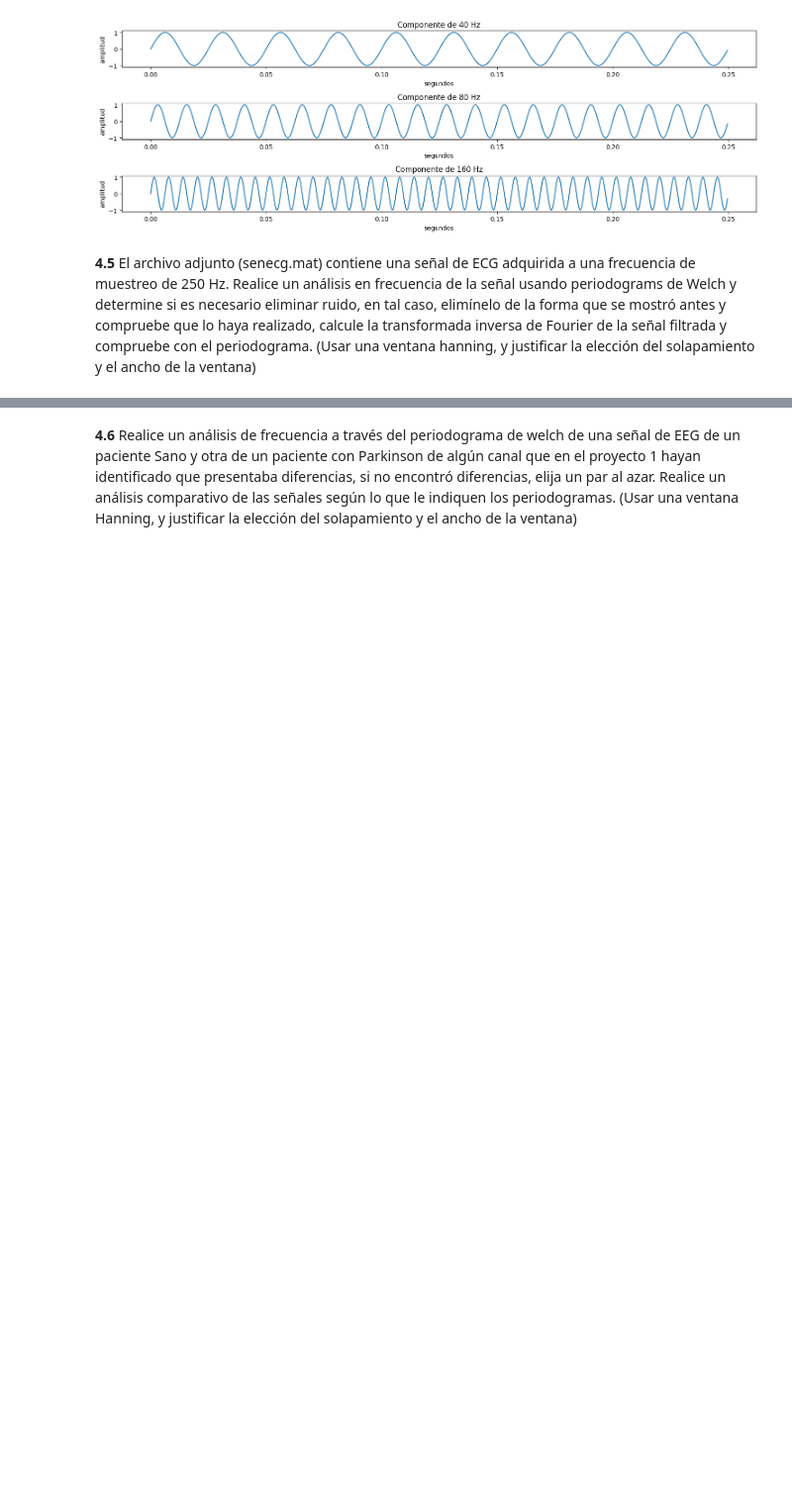
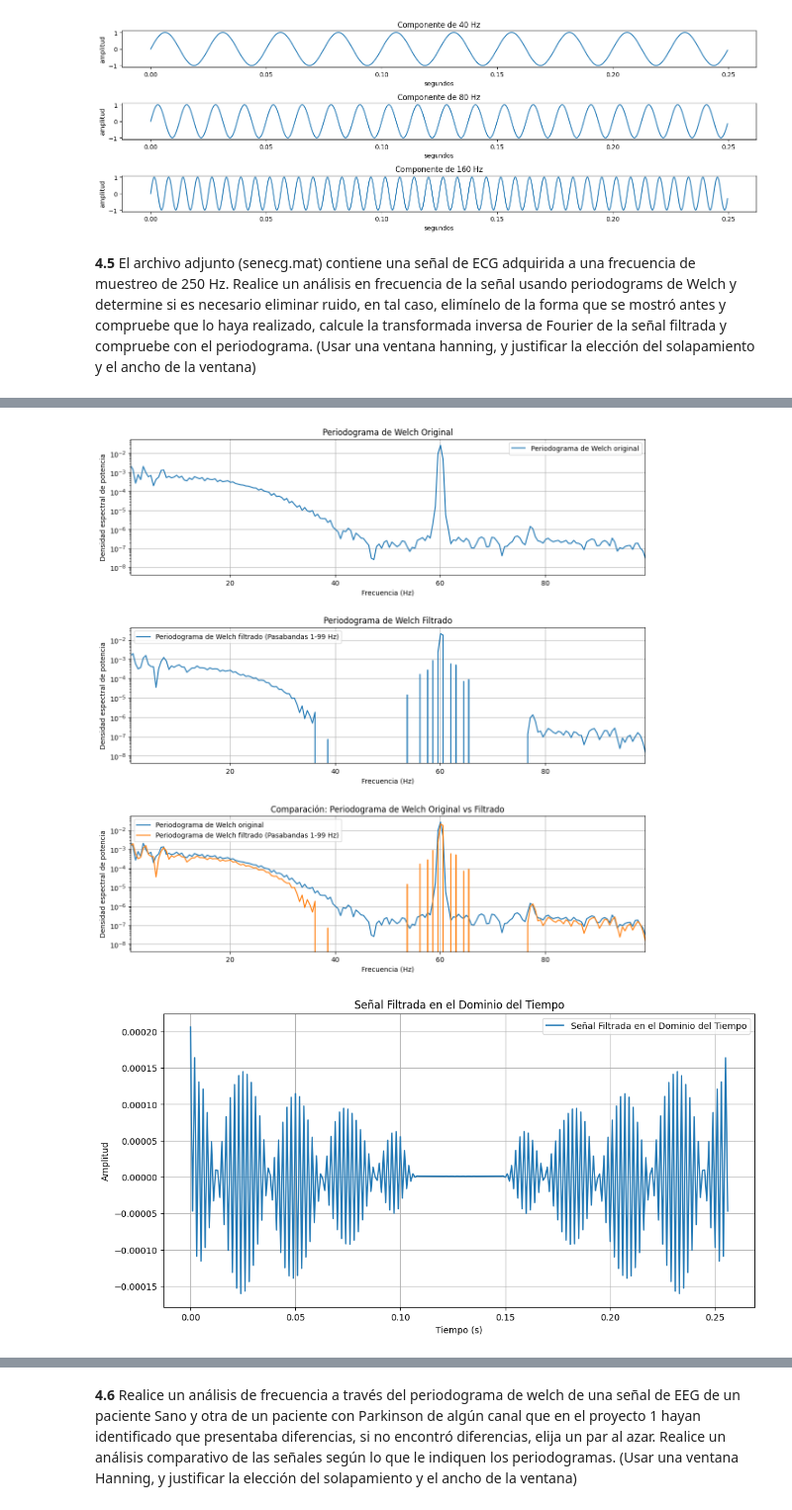
Before and after one commit to MateoOyuelaR19/LAB-BIOSE-ALES, a Jupyter notebook: 5_Analisis_en_frecuencia/practica5.ipynb, the cells around one changed output, grey strips where cells are left out. Shown at 99% size. Drawn from its saved outputs; the diff is of its cells as text; code cells hidden in the pictures; blank space fills up the shorter version.

```diff
--- a/5_Analisis_en_frecuencia/practica5.ipynb
+++ b/5_Analisis_en_frecuencia/practica5.ipynb
@@ -89,0 +209,66 @@ plt.tight_layout()
+# %%
+# Calcular la IFFT del periodograma de Welch filtrado para obtener la señal en el dominio del tiempo
+filtered_signal = np.fft.ifft(filtered_Pxx_welch)
+
+# Calcular el tiempo para la señal en el dominio del tiempo
+t_signal = np.arange(0, len(filtered_signal) / fs, 1 / fs)
+
+# Graficar las tres señales en subgráficos separados
+plt.figure(figsize=(12, 12))
+
+# Gráfico 1: Periodograma de Welch original
+plt.subplot(311)
+plt.semilogy(f_welch, Pxx_welch, label='Periodograma de Welch original')
+plt.xlabel('Frecuencia (Hz)')
+plt.ylabel('Densidad espectral de potencia')
+plt.title('Periodograma de Welch Original')
+plt.xlim(1, 99)  # Limitar el eje x de 1 a 99 Hz
+plt.legend()
+plt.grid(True)
+
+# Añadir espacio entre subgráficos
+plt.tight_layout(pad=3.0)
+
+# Gráfico 2: Periodograma de Welch filtrado
+plt.subplot(312)
+plt.semilogy(f_welch, filtered_Pxx_welch, label='Periodograma de Welch filtrado (Pasabandas 1-99 Hz)')
+plt.xlabel('Frecuencia (Hz)')
+plt.ylabel('Densidad espectral de potencia')
+plt.title('Periodograma de Welch Filtrado')
+plt.xlim(1, 99)  # Limitar el eje x de 1 a 99 Hz
+plt.legend()
+plt.grid(True)
+
+# Añadir espacio entre subgráficos
+plt.tight_layout(pad=3.0)
+
+# Gráfico 3: Comparación del periodograma de Welch original y filtrado
+plt.subplot(313)
+plt.semilogy(f_welch, Pxx_welch, label='Periodograma de Welch original')
+plt.semilogy(f_welch, filtered_Pxx_welch, label='Periodograma de Welch filtrado (Pasabandas 1-99 Hz)')
+plt.xlabel('Frecuencia (Hz)')
+plt.ylabel('Densidad espectral de potencia')
+plt.title('Comparación: Periodograma de Welch Original vs Filtrado')
+plt.xlim(1, 99)  # Limitar el eje x de 1 a 99 Hz
+plt.legend()
+plt.grid(True)
+
+# Añadir espacio entre subgráficos
+plt.tight_layout(pad=3.0)
+
+plt.show()
+
+# Graficar la señal filtrada en el dominio del tiempo y compararla con el periodograma de Welch filtrado
+plt.figure(figsize=(12, 6))
+
+# Graficar la señal filtrada en el dominio del tiempo
+plt.plot(t_signal, np.real(filtered_signal), label='Señal Filtrada en el Dominio del Tiempo')
+plt.xlabel('Tiempo (s)')
+plt.ylabel('Amplitud')
+plt.title('Señal Filtrada en el Dominio del Tiempo')
+plt.legend()
+plt.grid(True)
+plt.show()
+# %% [output]
+[figure, added]
+[figure, added]
```
Also changed, not shown: parts of 12 cells of this notebook.
